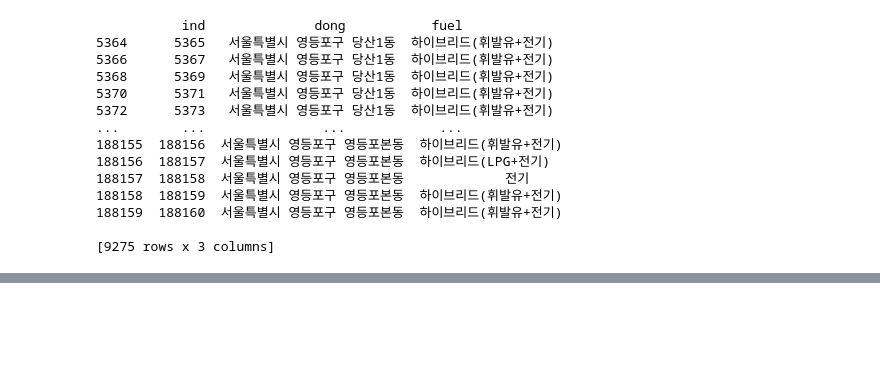
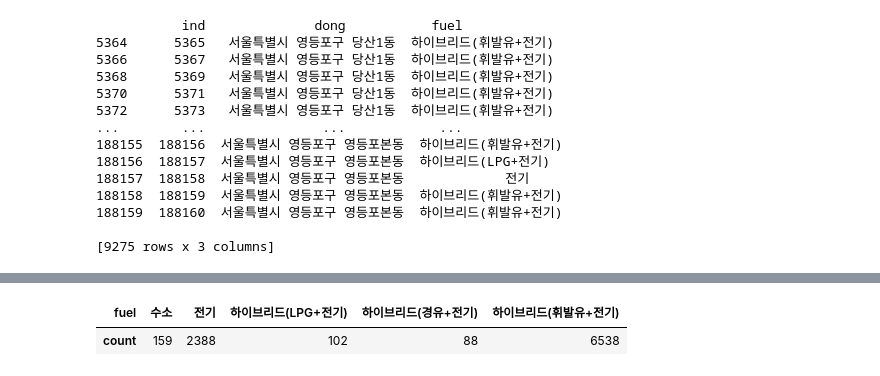
Before and after one commit to knudatascientists/Team3_stair, a Jupyter notebook: gy/power.ipynb, the cells around one changed output, grey strips where cells are left out. Saved outputs shown, nothing was run; the diff lists cells and outputs as text; code cells hidden in the pictures; blank space fills up the shorter version.

```diff
--- a/gy/power.ipynb
+++ b/gy/power.ipynb
@@ -294,0 +291,8 @@ station_gy.gu_res_car_cnt(c)
+# %%
+gu_res_car_df=pd.DataFrame(c.groupby('fuel').count()['dong'])
+a=gu_res_car_df.T
+a.index=['count']
+a
+# %% [output]
+| fuel | 수소 | 전기 | 하이브리드(LPG+전기) | 하이브리드(경유+전기) | 하이브리드(휘발유+전기) |
+| count | 159 | 2388 | 102 | 88 | 6538 |
```
Also changed, not shown: parts of 1 cell of this notebook, 1 other file.
